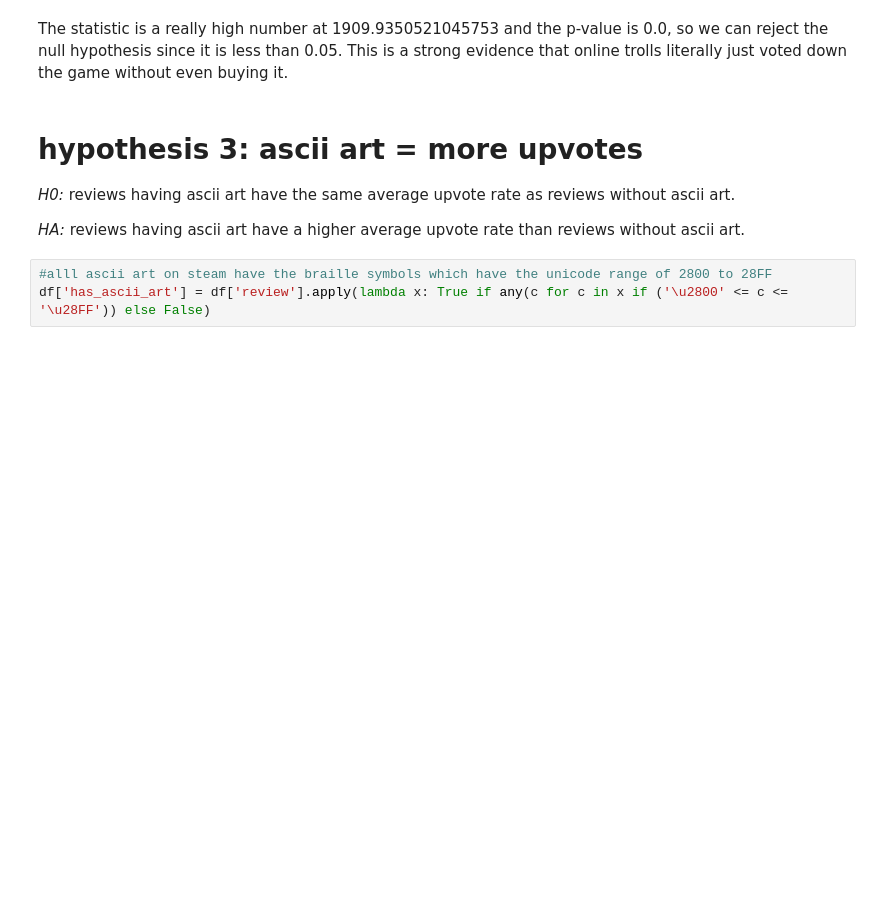
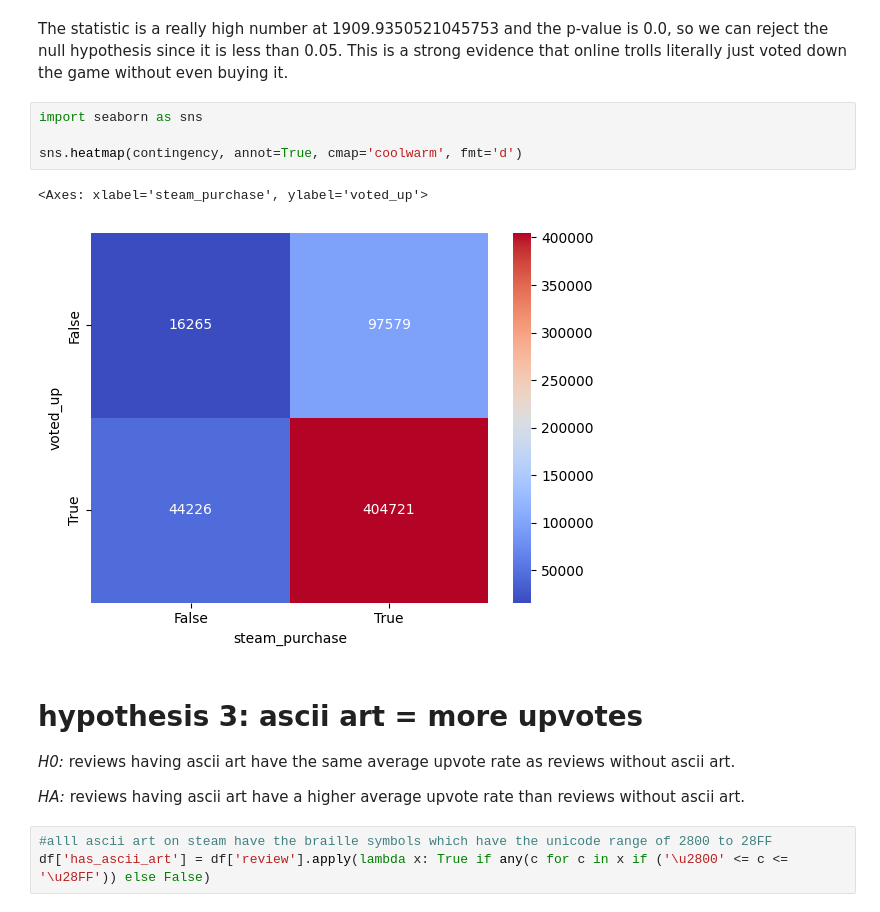
Before and after one commit to Loldude0/CMSC320-cyberpunk, a Jupyter notebook: exploration.ipynb, the cells around one changed output. Saved outputs shown, nothing was run; the diff lists cells and outputs as text; blank space fills up the shorter version.

```diff
--- a/exploration.ipynb
+++ b/exploration.ipynb
@@ -169,5 +190,12 @@ Chi2ContingencyResult(statistic=1909.9350521045753, pvalue=0.0, dof=1, expected_
 # %% [markdown]
 The statistic is a really high number at 1909.9350521045753 and the p-value is 0.0, so we can reject the null hypothesis since it is less than 0.05. This is a strong evidence that online trolls literally just voted down the game without even buying it.
+# %%
+import seaborn as sns
+
+sns.heatmap(contingency, annot=True, cmap='coolwarm', fmt='d')
+# %% [output]
+<Axes: xlabel='steam_purchase', ylabel='voted_up'>
+[figure, added]
 # %% [markdown]
 # hypothesis 3: ascii art = more upvotes
 
```
Also changed, not shown: parts of 8 cells of this notebook.
